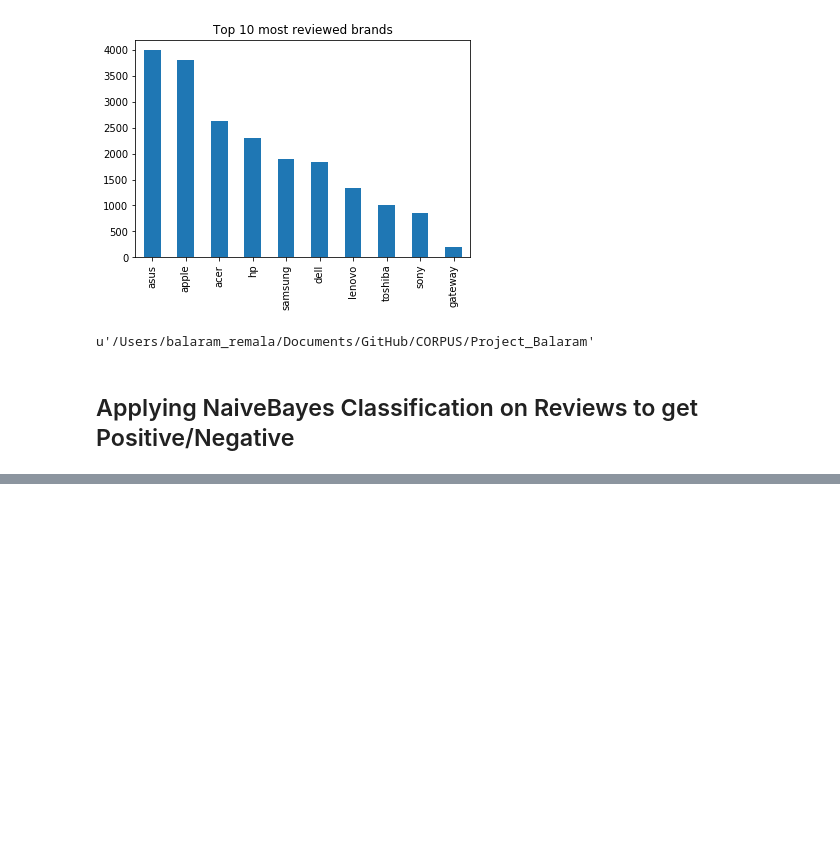
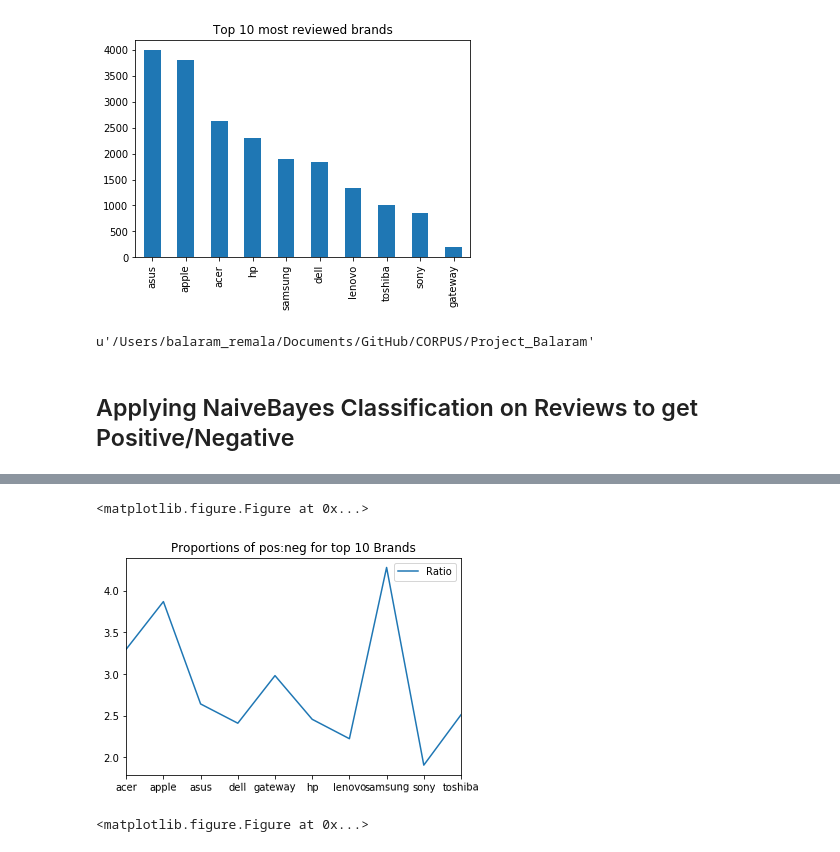
Before and after one commit to UNCG-CSE/CORPUS, a Jupyter notebook: Project_Balaram/Project_Balaram.ipynb, the cells around one changed output, grey strips where cells are left out. Saved outputs shown, nothing was run; the diff lists cells and outputs as text; code cells hidden in the pictures; blank space fills up the shorter version.

```diff
--- a/Project_Balaram/Project_Balaram.ipynb
+++ b/Project_Balaram/Project_Balaram.ipynb
@@ -269,0 +315,8 @@ Negative---     ----do not buy an ibook this slow
+# %%
+df_tag_prop.plot(y = 'Ratio', kind = 'line', rot = True)
+plt.title("Proportions of pos:neg for top 10 Brands")
+plt.show()
+# %% [output]
+<matplotlib.figure.Figure at 0x...>
+[figure, added]
+<matplotlib.figure.Figure at 0x...>
```
Also changed, not shown: parts of 14 cells of this notebook.
